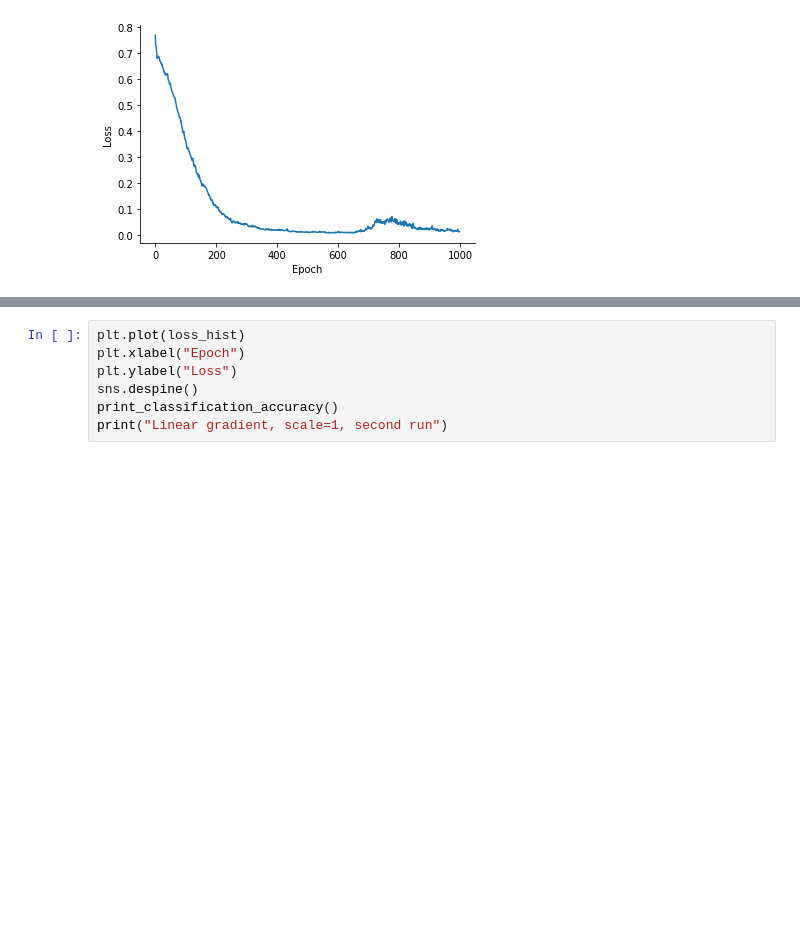
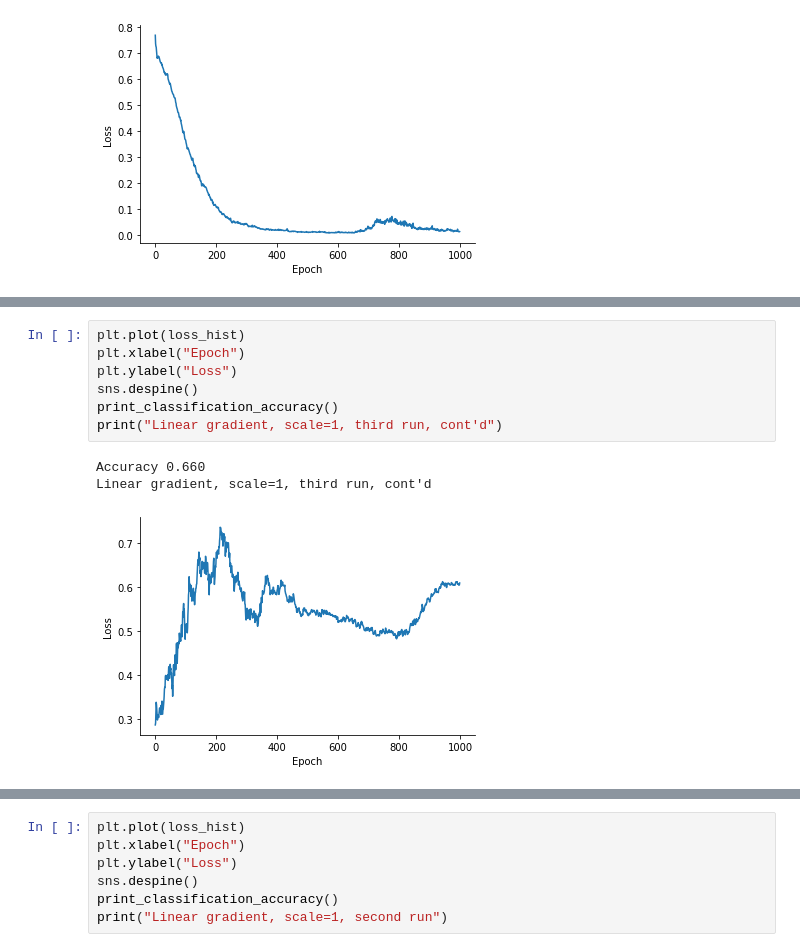
Before and after one commit to kernfel/cantata, a Jupyter notebook: Proof of concept, part 1, spikes.ipynb, the cells around one changed output, grey strips where cells are left out. Cells and saved outputs as stored; diff of their text form; blank space fills up the shorter version.

```diff
--- a/Proof of concept, part 1, spikes.ipynb
+++ b/Proof of concept, part 1, spikes.ipynb
@@ -318,0 +341,11 @@ Linear gradient, scale=0.5
+# %%
+plt.plot(loss_hist)
+plt.xlabel("Epoch")
+plt.ylabel("Loss")
+sns.despine()
+print_classification_accuracy()
+print("Linear gradient, scale=1, third run, cont'd")
+# %% [output]
+Accuracy 0.660
+Linear gradient, scale=1, third run, cont'd
+[figure, added]
```
Also changed, not shown: parts of 9 cells of this notebook.
